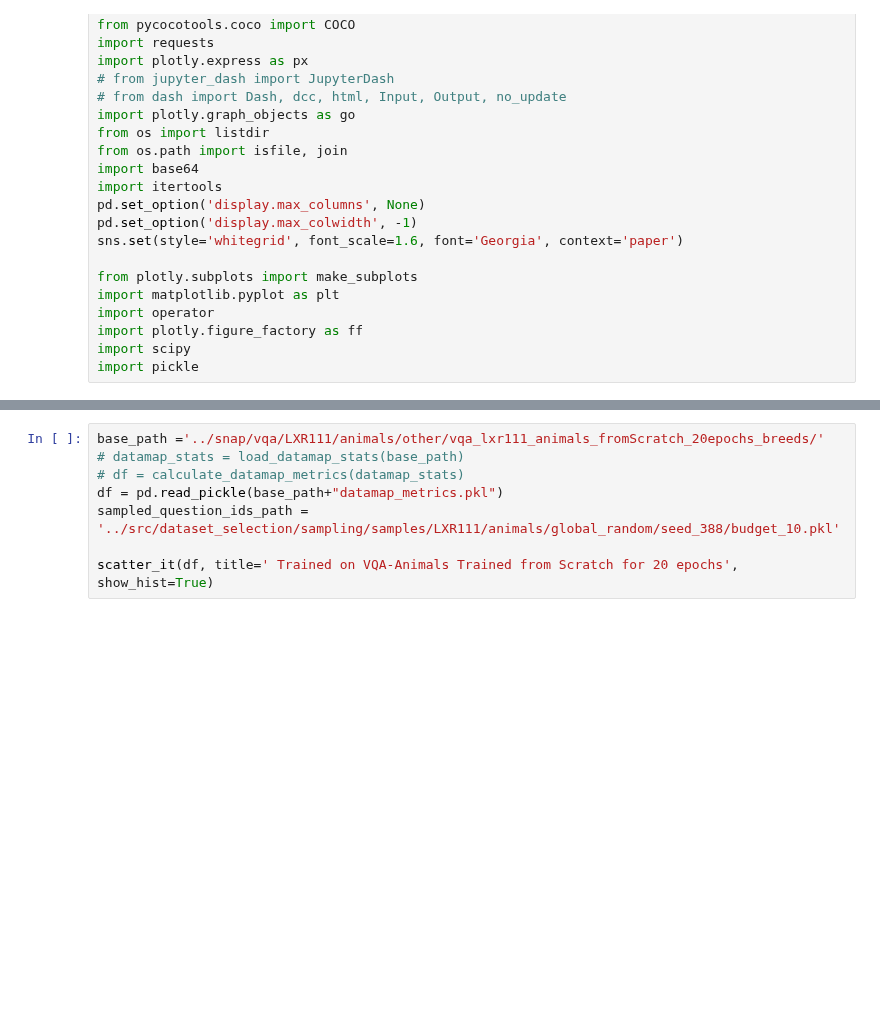
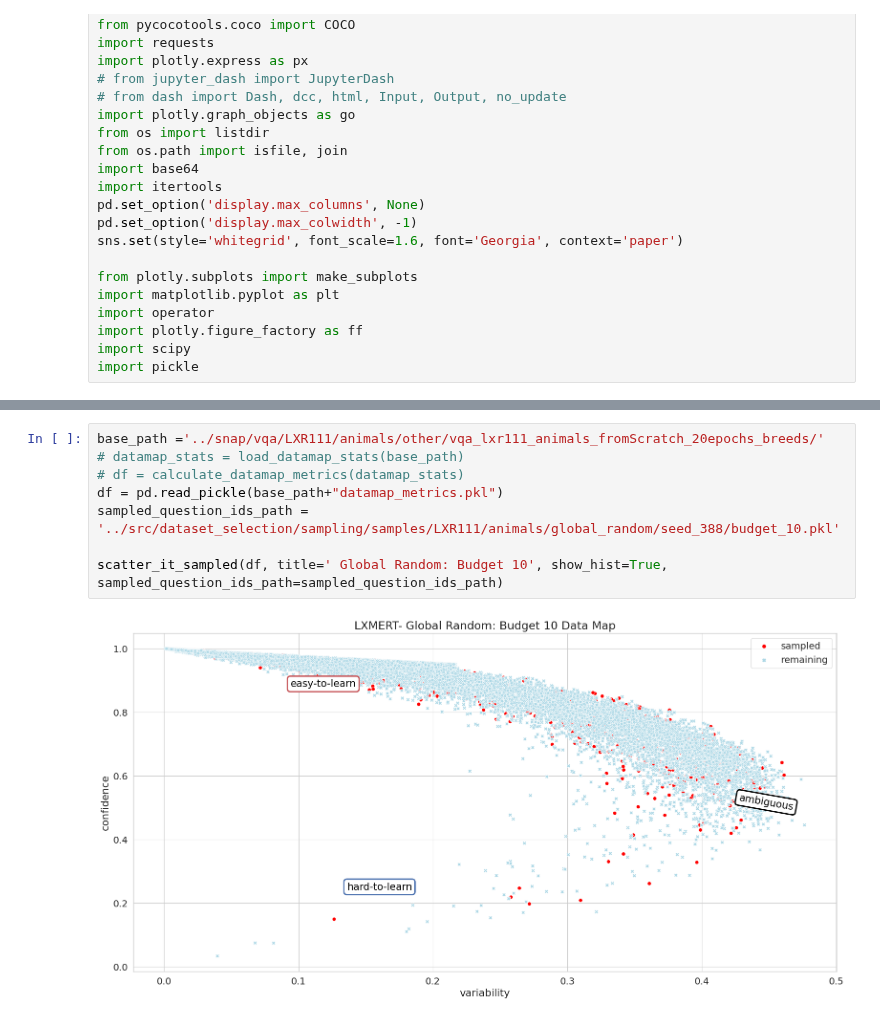
Before and after one commit to jr4fs/vl-pretraining, a Jupyter notebook: datamaps/sampling_datamap_investigation.ipynb, the cells around one changed output, grey strips where cells are left out. Cells and saved outputs as stored; diff of their text form; blank space fills up the shorter version.

```diff
--- a/datamaps/sampling_datamap_investigation.ipynb
+++ b/datamaps/sampling_datamap_investigation.ipynb
@@ -399,8 +405,10 @@ def scatter_it_sampled(dataframe, hue_metric ='correct.', title='', model='LXMER
 # %%
 base_path ='../snap/vqa/LXR111/animals/other/vqa_lxr111_animals_fromScratch_20epochs_breeds/'
 # datamap_stats = load_datamap_stats(base_path)
 # df = calculate_datamap_metrics(datamap_stats)
 df = pd.read_pickle(base_path+"datamap_metrics.pkl")
 sampled_question_ids_path = '../src/dataset_selection/sampling/samples/LXR111/animals/global_random/seed_388/budget_10.pkl'
 
-scatter_it(df, title=' Trained on VQA-Animals Trained from Scratch for 20 epochs', show_hist=True)
+scatter_it_sampled(df, title=' Global Random: Budget 10', show_hist=True, sampled_question_ids_path=sampled_question_ids_path)
+# %% [output]
+[figure, added]
```
Also changed, not shown: parts of 1 cell of this notebook, 3 other files.
